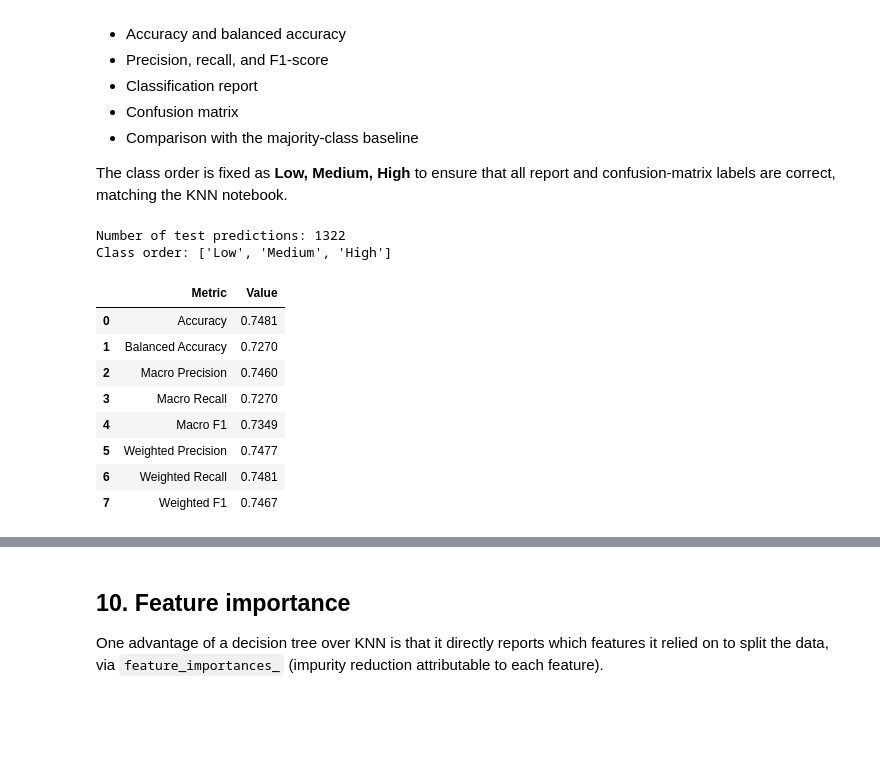
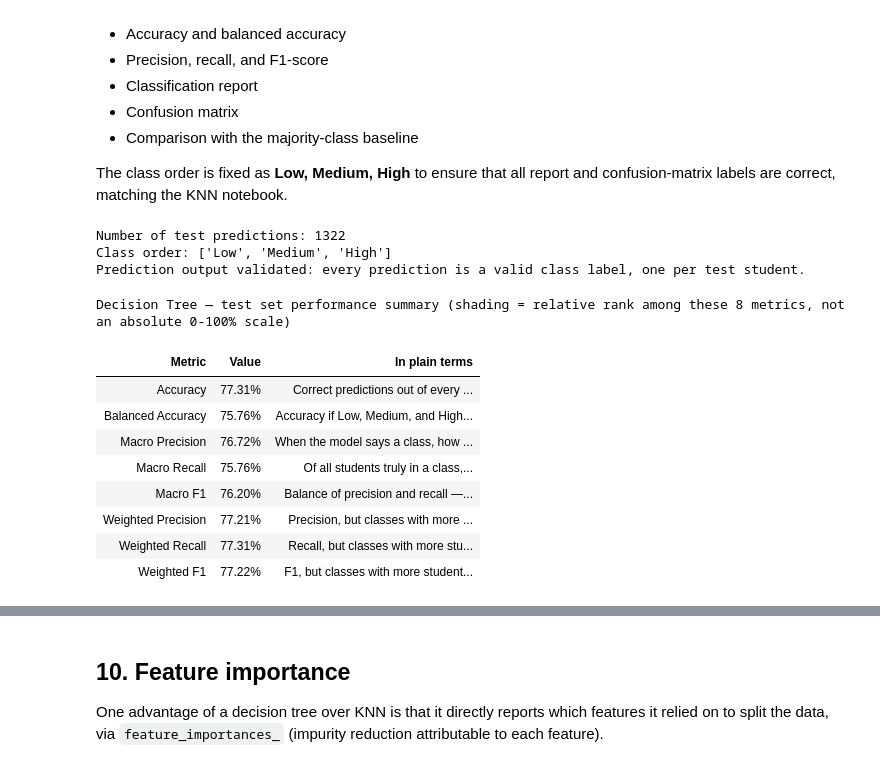
Before and after one commit to Hao0819/Machine-Learning-Supervised---Student-Academic-Performance-Prediction, a Jupyter notebook: decisionTree.ipynb, the cells around one changed output, grey strips where cells are left out. Saved outputs shown, nothing was run; the diff lists cells and outputs as text; code cells hidden in the pictures; blank space fills up the shorter version.

```diff
--- a/decisionTree.ipynb
+++ b/decisionTree.ipynb
@@ -15,4 +57,12 @@ import numpy as np
 import matplotlib.pyplot as plt
 import seaborn as sns
 # %%
-df = pd.read_csv("StudentPerformanceFactors.csv")
+try:
+    df = pd.read_csv("StudentPerformanceFactors.csv")
+except FileNotFoundError as error:
+    raise FileNotFoundError(
+        "StudentPerformanceFactors.csv was not found in the working directory. "
+        "Place the CSV file next to this notebook (same folder) before running it."
+    ) from error
+
+print("Dataset loaded successfully:", df.shape[0], "rows,", df.shape[1], "columns.")
@@ -397,10 +532,11 @@ The majority-class baseline always predicts the most frequent training class, **
 from sklearn.model_selection import GridSearchCV, StratifiedKFold
 # %%
 parameter_grid = {
-    "dt__max_depth": [3, 4, 5, 6, 8, 10, 12, 15, None],
-    "dt__min_samples_split": [2, 5, 10, 20, 40],
-    "dt__min_samples_leaf": [1, 5, 10, 20],
-    "dt__criterion": ["gini", "entropy"]
+    "dt__max_depth": [6, 8, 10, 12, None],
+    "dt__min_samples_split": [2, 5, 10, 20],
+    "dt__min_samples_leaf": [5, 10, 20, 30],
+    "dt__criterion": ["gini", "entropy"],
+    "dt__ccp_alpha": [0.0, 0.0003, 0.0005, 0.001, 0.002, 0.004]
 }
 # %%
 cross_validation = StratifiedKFold(
@@ -514,9 +660,17 @@ y_pred = best_dt_model.predict(X_test)
 
 print("Number of test predictions:", len(y_pred))
 print("Class order:", class_order)
+
+# Business rule: every prediction must be one of the three defined performance classes,
+# and there must be exactly one prediction per test student - catches, e.g., a corrupted
+# model object or a mismatched X_test silently producing garbage output.
+assert set(y_pred) <= set(class_order), f"Model produced an unexpected class label outside {class_order}."
+assert len(y_pred) == len(y_test), "Number of predictions does not match the number of test students."
+print("Prediction output validated: every prediction is a valid class label, one per test student.")
 # %% [output]
 Number of test predictions: 1322
 Class order: ['Low', 'Medium', 'High']
+Prediction output validated: every prediction is a valid class label, one per test student.
 # %%
 macro_precision, macro_recall, macro_f1, _ = precision_recall_fscore_support(
     y_test,
@@ -534,43 +688,73 @@ weighted_precision, weighted_recall, weighted_f1, _ = precision_recall_fscore_su
     zero_division=0
 )
 
 test_accuracy = accuracy_score(y_test, y_pred)
 test_balanced_accuracy = balanced_accuracy_score(y_test, y_pred)
 
 final_metrics = pd.DataFrame({
     "Metric": [
         "Accuracy",
         "Balanced Accuracy",
         "Macro Precision",
         "Macro Recall",
         "Macro F1",
         "Weighted Precision",
         "Weighted Recall",
         "Weighted F1"
     ],
     "Value": [
         test_accuracy,
         test_balanced_accuracy,
         macro_precision,
         macro_recall,
         macro_f1,
         weighted_precision,
         weighted_recall,
         weighted_f1
+    ],
+    "In plain terms": [
+        "Correct predictions out of every 100 students",
+        "Accuracy if Low, Medium, and High mattered equally (fairer on this imbalanced data)",
+        "When the model says a class, how often it's right, averaged evenly over the 3 classes",
+        "Of all students truly in a class, how many the model actually found, averaged evenly",
+        "Balance of precision and recall — this is what GridSearchCV optimized for",
+        "Precision, but classes with more students count for more",
+        "Recall, but classes with more students count for more",
+        "F1, but classes with more students count for more",
     ]
 })
 
-final_metrics.style.format({"Value": "{:.4f}"})
+# The 8 metrics above all sit in a narrow 75-82% band. A .bar()/gradient scaled to the
+# full 0-100% range would paint every row an almost-identical, near-full block and hide
+# the (small but real) differences between them - and .bar() draws a solid block behind
+# the text, which reads poorly. Instead, scale the colour to the actual spread of these
+# 8 values (with a margin) and let background_gradient pick readable text colour for us.
+metric_min = final_metrics["Value"].min()
+metric_max = final_metrics["Value"].max()
+metric_pad = max(metric_max - metric_min, 0.01) * 0.6
+gradient_vmin = max(0.0, metric_min - metric_pad)
+gradient_vmax = min(1.0, metric_max + metric_pad)
+
+(
+    final_metrics.style
+    .format({"Value": "{:.2%}"})
+    .background_gradient(subset=["Value"], cmap="Greens", vmin=gradient_vmin, vmax=gradient_vmax, text_color_threshold=0.6)
+    .set_properties(subset=["In plain terms"], **{"text-align": "left", "font-style": "italic"})
+    .set_table_styles([{"selector": "th", "props": [("text-align", "left")]}])
+    .hide(axis="index")
+    .set_caption("Decision Tree — test set performance summary (shading = relative rank among these 8 metrics, not an absolute 0-100% scale)")
+)
 # %% [output]
+Decision Tree — test set performance summary (shading = relative rank among these 8 metrics, not an absolute 0-100% scale)
-|  | Metric | Value |
-| 0 | Accuracy | 0.7481 |
-| 1 | Balanced Accuracy | 0.7270 |
-| 2 | Macro Precision | 0.7460 |
-| 3 | Macro Recall | 0.7270 |
-| 4 | Macro F1 | 0.7349 |
-| 5 | Weighted Precision | 0.7477 |
-| 6 | Weighted Recall | 0.7481 |
-| 7 | Weighted F1 | 0.7467 |
+| Metric | Value | In plain terms |
+| Accuracy | 77.31% | Correct predictions out of every ... |
+| Balanced Accuracy | 75.76% | Accuracy if Low, Medium, and High... |
+| Macro Precision | 76.72% | When the model says a class, how ... |
+| Macro Recall | 75.76% | Of all students truly in a class,... |
+| Macro F1 | 76.20% | Balance of precision and recall —... |
+| Weighted Precision | 77.21% | Precision, but classes with more ... |
+| Weighted Recall | 77.31% | Recall, but classes with more stu... |
+| Weighted F1 | 77.22% | F1, but classes with more student... |
 # %%
 print("Decision Tree Classification Report")
 print(
```
Also changed, not shown: parts of 29 cells of this notebook, 1 other file.
